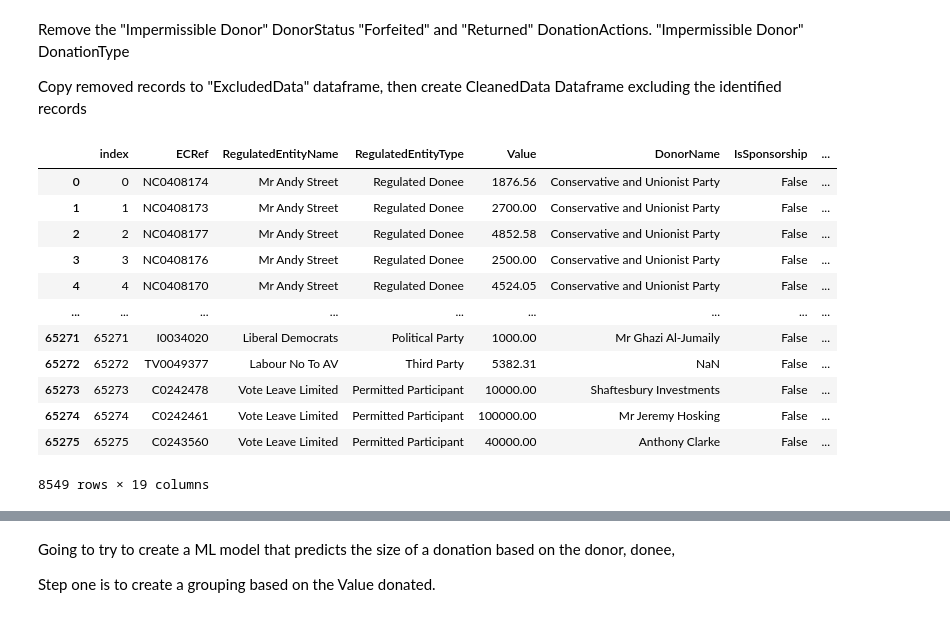
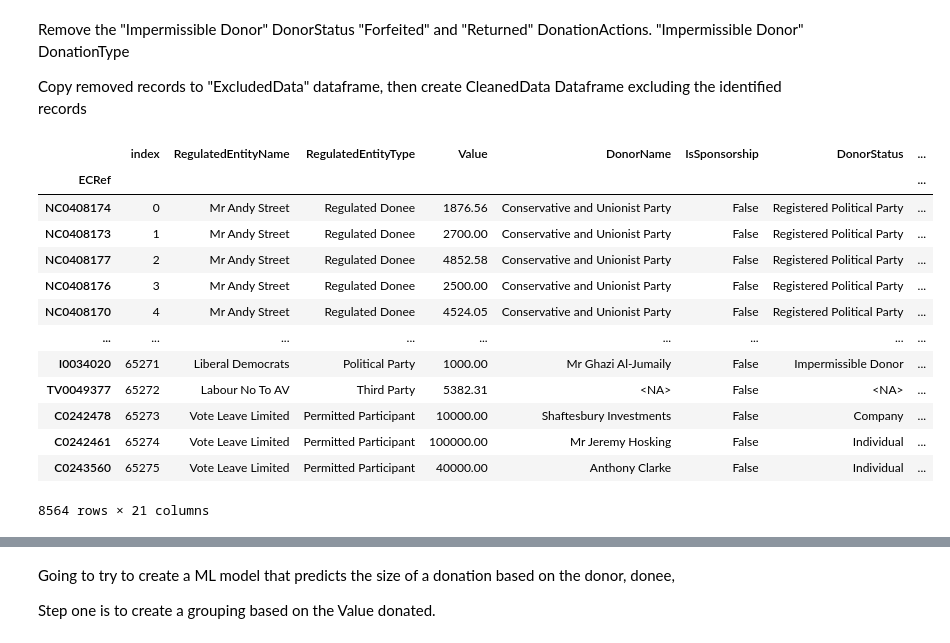
Before and after one commit to Hysnap/PoliticalDonations_Repository, a Jupyter notebook: jupyter_notebooks/DataManipulationTrial.ipynb, the cells around one changed output, grey strips where cells are left out. Saved outputs shown, nothing was run; the diff lists cells and outputs as text; code cells hidden in the pictures.

Commit message:
Improve Index allocation

```diff
--- a/jupyter_notebooks/DataManipulationTrial.ipynb
+++ b/jupyter_notebooks/DataManipulationTrial.ipynb
@@ -46,5 +46,2 @@ df = pd.read_csv('Donations_accepted_by_political_parties.csv', dtype={
 # %% [markdown]
 Correct Datatypes
-# %%
-df['Value'] = df['Value'].replace({'\£': '', ',': ''}, regex=True).astype(float)
-df['ReceivedDate'] = pd.to_datetime(df['ReceivedDate'], format='%d/%m/%Y')
@@ -77,7 +140,0 @@ print(summary_df)
-# %%
-df=df.drop(['IsIrishSource', 'RegisterName', 'CampaigningName','AccountingUnitName','IsBequest','AccountingUnitsAsCentralParty','AccountingUnitId','ReportedDate','AcceptedDate','PurposeOfVisit','IsReportedPrePoll'], axis=1)
-summary_df = pd.DataFrame({
-    'DataType': df.dtypes,
-    'UniqueValues': df.nunique()
-}).reset_index().rename(columns={'index': 'Column'})
-print(summary_df)
@@ -107,3 +140,0 @@ Change index to ECRef as evidently a unique identifier
-# %%
-df.set_index('ECRef')
-df.describe()
@@ -198,20 +219,26 @@ Copy removed records to "ExcludedData" dataframe, then create CleanedData Datafr
 # %%
 #Excludeddata = df[(df['DonorStatus']=="Impermissible Donor") | (df['DonationActions']==('Forfeited', 'Returned')) | (df[Donationtype]=='Impermissible Donor')]
 
-Excludeddata = df[(df['DonorStatus']=="Impermissible Donor") | (df['DonationAction']==('Forfeited' , 'Returned'))| (df['DonationType']=='Impermissible Donor') | (df['RegulatedEntityType']!='Political Party')]
+Excludeddata = df[(df['DonorStatus']=="Impermissible Donor") |
+                    (df['DonationAction']==('Forfeited'))|
+                    (df['DonationAction']==('Returned'))|
+                    (df['DonationType']=='Impermissible Donor') |
+                    (df['RegulatedEntityType']!='Political Party')
+                    ]
 Excludeddata
 # %% [output]
-|  | index | ECRef | RegulatedEntityName | RegulatedEntityType | Value | DonorName | IsSponsorship | ... |
-| 0 | 0 | NC0408174 | Mr Andy Street | Regulated Donee | 1876.56 | Conservative and Unionist Party | False | ... |
-| 1 | 1 | NC0408173 | Mr Andy Street | Regulated Donee | 2700.00 | Conservative and Unionist Party | False | ... |
-| 2 | 2 | NC0408177 | Mr Andy Street | Regulated Donee | 4852.58 | Conservative and Unionist Party | False | ... |
-| 3 | 3 | NC0408176 | Mr Andy Street | Regulated Donee | 2500.00 | Conservative and Unionist Party | False | ... |
-| 4 | 4 | NC0408170 | Mr Andy Street | Regulated Donee | 4524.05 | Conservative and Unionist Party | False | ... |
+|  | index | RegulatedEntityName | RegulatedEntityType | Value | DonorName | IsSponsorship | DonorStatus | ... |
+| ECRef |  |  |  |  |  |  |  | ... |
+| NC0408174 | 0 | Mr Andy Street | Regulated Donee | 1876.56 | Conservative and Unionist Party | False | Registered Political Party | ... |
+| NC0408173 | 1 | Mr Andy Street | Regulated Donee | 2700.00 | Conservative and Unionist Party | False | Registered Political Party | ... |
+| NC0408177 | 2 | Mr Andy Street | Regulated Donee | 4852.58 | Conservative and Unionist Party | False | Registered Political Party | ... |
+| NC0408176 | 3 | Mr Andy Street | Regulated Donee | 2500.00 | Conservative and Unionist Party | False | Registered Political Party | ... |
+| NC0408170 | 4 | Mr Andy Street | Regulated Donee | 4524.05 | Conservative and Unionist Party | False | Registered Political Party | ... |
 | ... | ... | ... | ... | ... | ... | ... | ... | ... |
-| 65271 | 65271 | I0034020 | Liberal Democrats | Political Party | 1000.00 | Mr Ghazi Al-Jumaily | False | ... |
-| 65272 | 65272 | TV0049377 | Labour No To AV | Third Party | 5382.31 | NaN | False | ... |
-| 65273 | 65273 | C0242478 | Vote Leave Limited | Permitted Participant | 10000.00 | Shaftesbury Investments | False | ... |
-| 65274 | 65274 | C0242461 | Vote Leave Limited | Permitted Participant | 100000.00 | Mr Jeremy Hosking | False | ... |
-| 65275 | 65275 | C0243560 | Vote Leave Limited | Permitted Participant | 40000.00 | Anthony Clarke | False | ... |
+| I0034020 | 65271 | Liberal Democrats | Political Party | 1000.00 | Mr Ghazi Al-Jumaily | False | Impermissible Donor | ... |
+| TV0049377 | 65272 | Labour No To AV | Third Party | 5382.31 | <NA> | False | <NA> | ... |
+| C0242478 | 65273 | Vote Leave Limited | Permitted Participant | 10000.00 | Shaftesbury Investments | False | Company | ... |
+| C0242461 | 65274 | Vote Leave Limited | Permitted Participant | 100000.00 | Mr Jeremy Hosking | False | Individual | ... |
+| C0243560 | 65275 | Vote Leave Limited | Permitted Participant | 40000.00 | Anthony Clarke | False | Individual | ... |
-8549 rows × 19 columns
+8564 rows × 21 columns
 # %%
```
Also changed, not shown: parts of 35 cells of this notebook, 1 other file.
